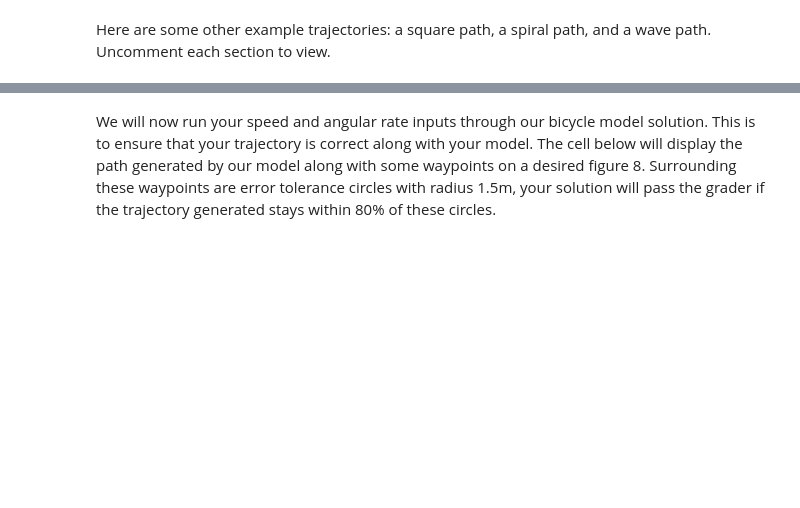
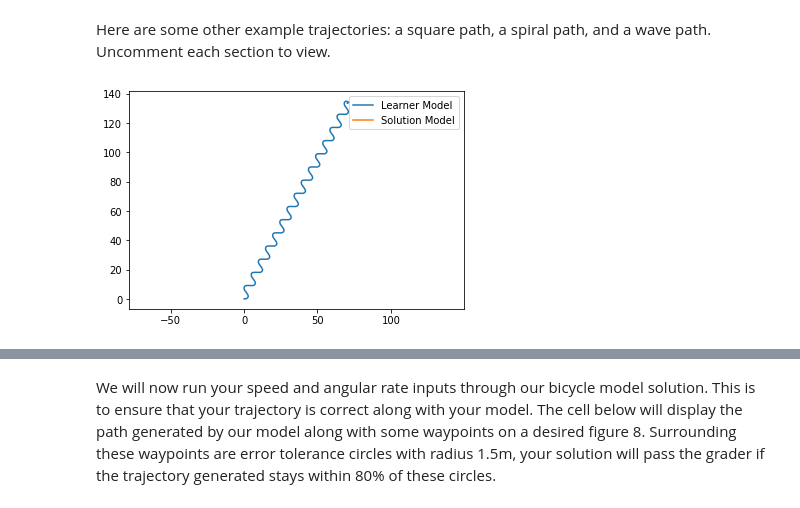
Before and after one commit to davood-dorostkar/SelfDrivingCars, a Jupyter notebook: 01 Intro/Week4/Assignment1-Lab-Kinematic_Bicycle_Model.ipynb, the cells around one changed output, grey strips where cells are left out. Drawn from its saved outputs; the diff is of its cells as text; code cells hidden in the pictures; blank space fills up the shorter version.

```diff
--- a/01 Intro/Week4/Assignment1-Lab-Kinematic_Bicycle_Model.ipynb
+++ b/01 Intro/Week4/Assignment1-Lab-Kinematic_Bicycle_Model.ipynb
@@ -155,7 +175,7 @@ Here are some other example trajectories: a square path, a spiral path, and a wa
 sample_time = 0.01
 time_end = 60
 model.reset()
-solution_model.reset()
+# solution_model.reset()
 
 t_data = np.arange(0,time_end,sample_time)
 x_data = np.zeros_like(t_data)
@@ -170,50 +190,52 @@ v_data[:] = 4
 w_data = np.zeros_like(t_data)
 
 # ==================================
 #  Square Path: set w at corners only
 # ==================================
-w_data[670:670+100] = 0.753
-w_data[670+100:670+100*2] = -0.753
-w_data[2210:2210+100] = 0.753
-w_data[2210+100:2210+100*2] = -0.753
-w_data[3670:3670+100] = 0.753
-w_data[3670+100:3670+100*2] = -0.753
-w_data[5220:5220+100] = 0.753
-w_data[5220+100:5220+100*2] = -0.753
+# w_data[670:670+100] = 0.753
+# w_data[670+100:670+100*2] = -0.753
+# w_data[2210:2210+100] = 0.753
+# w_data[2210+100:2210+100*2] = -0.753
+# w_data[3670:3670+100] = 0.753
+# w_data[3670+100:3670+100*2] = -0.753
+# w_data[5220:5220+100] = 0.753
+# w_data[5220+100:5220+100*2] = -0.753
 
 # ==================================
 #  Spiral Path: high positive w, then small negative w
 # ==================================
 # w_data[:] = -1/100
 # w_data[0:100] = 1
 
 # ==================================
 #  Wave Path: square wave w input
 # ==================================
-#w_data[:] = 0
-#w_data[0:100] = 1
-#w_data[100:300] = -1
-#w_data[300:500] = 1
-#w_data[500:5700] = np.tile(w_data[100:500], 13)
-#w_data[5700:] = -1
+w_data[:] = 0
+w_data[0:100] = 1
+w_data[100:300] = -1
+w_data[300:500] = 1
+w_data[500:5700] = np.tile(w_data[100:500], 13)
+w_data[5700:] = -1
 
 # ==================================
 #  Step through bicycle model
 # ==================================
 for i in range(t_data.shape[0]):
     x_data[i] = model.xc
     y_data[i] = model.yc
     model.step(v_data[i], w_data[i])
 
-    x_solution[i] = solution_model.xc
-    y_solution[i] = solution_model.yc
-    solution_model.step(v_data[i], w_data[i])
+    # x_solution[i] = solution_model.xc
+    # y_solution[i] = solution_model.yc
+    # solution_model.step(v_data[i], w_data[i])
 
 plt.axis('equal')
 plt.plot(x_data, y_data,label='Learner Model')
 plt.plot(x_solution, y_solution,label='Solution Model')
 plt.legend()
 plt.show()
+# %% [output]
+[figure, added]
 # %% [markdown]
 We would now like the bicycle to travel a figure eight trajectory. Both circles in the figure eight have a radius of 8m and the path should complete in 30 seconds. The path begins at the bottom of the left circle and is shown in the figure below:
 
```
Also changed, not shown: parts of 6 cells of this notebook.
